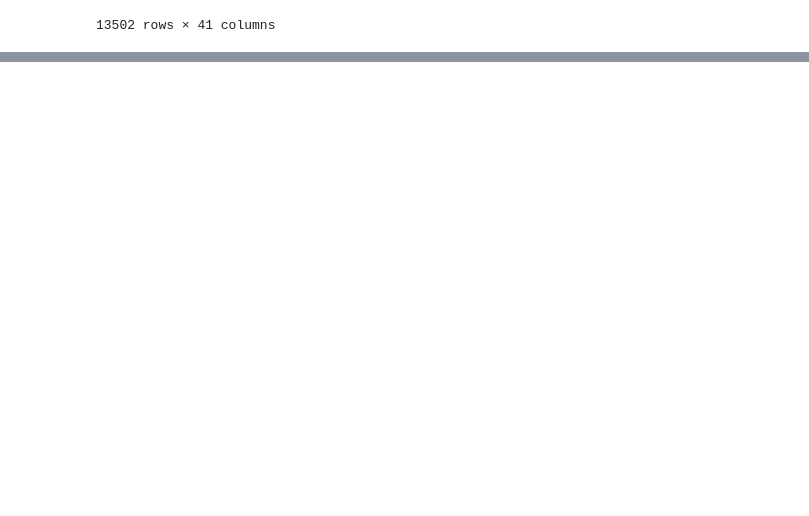
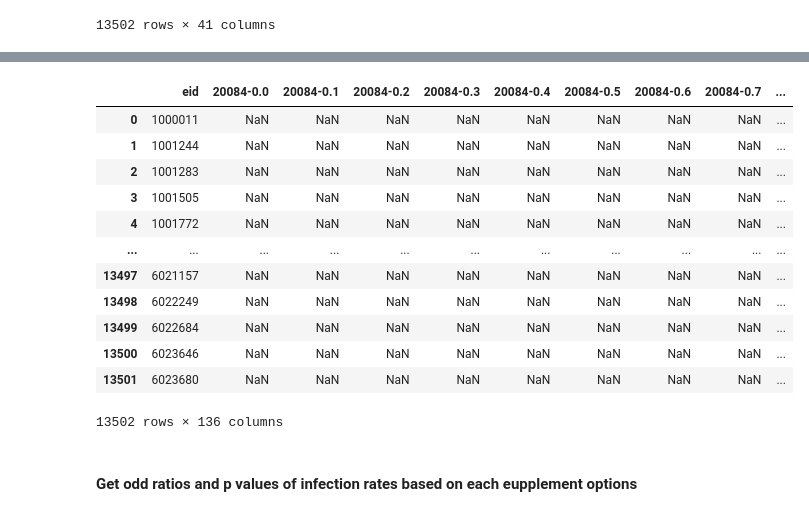
Before and after one commit to JunWeiLUC/NSinternship, a Jupyter notebook: Covid_information.ipynb, the cells around one changed output, grey strips where cells are left out. Drawn from its saved outputs; the diff is of its cells as text; code cells hidden in the pictures; blank space fills up the shorter version.

```diff
--- a/Covid_information.ipynb
+++ b/Covid_information.ipynb
@@ -452,0 +492,4 @@ display(employment)
+# %%
+filter_vitamin = [col for col in data if col.startswith(('20084','100012', '100013', '100015', '100021', '100025', '104670'))]
+filter_vitamin.insert(0, 'eid')
+filter_vitamin
@@ -452,0 +514,17 @@ display(employment)
+# %%
+vitamin = data[filter_vitamin]
+display(vitamin)
+# %% [output]
+|  | eid | 20084-0.0 | 20084-0.1 | 20084-0.2 | 20084-0.3 | 20084-0.4 | 20084-0.5 | 20084-0.6 | 20084-0.7 | ... |
+| 0 | 1000011 | NaN | NaN | NaN | NaN | NaN | NaN | NaN | NaN | ... |
+| 1 | 1001244 | NaN | NaN | NaN | NaN | NaN | NaN | NaN | NaN | ... |
+| 2 | 1001283 | NaN | NaN | NaN | NaN | NaN | NaN | NaN | NaN | ... |
+| 3 | 1001505 | NaN | NaN | NaN | NaN | NaN | NaN | NaN | NaN | ... |
+| 4 | 1001772 | NaN | NaN | NaN | NaN | NaN | NaN | NaN | NaN | ... |
+| ... | ... | ... | ... | ... | ... | ... | ... | ... | ... | ... |
+| 13497 | 6021157 | NaN | NaN | NaN | NaN | NaN | NaN | NaN | NaN | ... |
+| 13498 | 6022249 | NaN | NaN | NaN | NaN | NaN | NaN | NaN | NaN | ... |
+| 13499 | 6022684 | NaN | NaN | NaN | NaN | NaN | NaN | NaN | NaN | ... |
+| 13500 | 6023646 | NaN | NaN | NaN | NaN | NaN | NaN | NaN | NaN | ... |
+| 13501 | 6023680 | NaN | NaN | NaN | NaN | NaN | NaN | NaN | NaN | ... |
+13502 rows × 136 columns
@@ -452,0 +533,2 @@ display(employment)
+# %% [markdown]
+#### Get odd ratios and p values of infection rates based on each eupplement options
```
Also changed, not shown: parts of 15 cells of this notebook, 1 other file.
